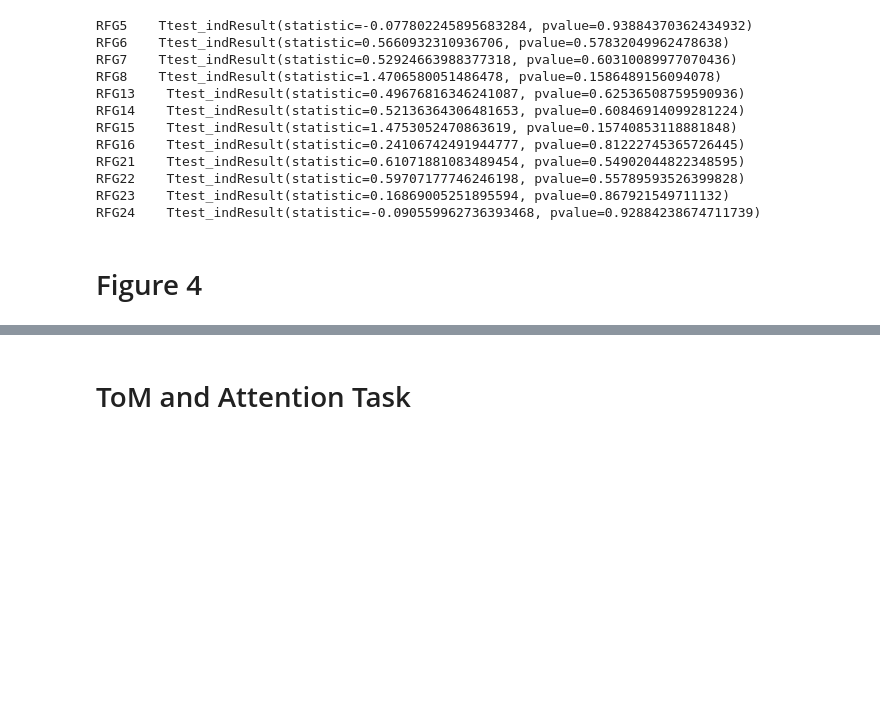
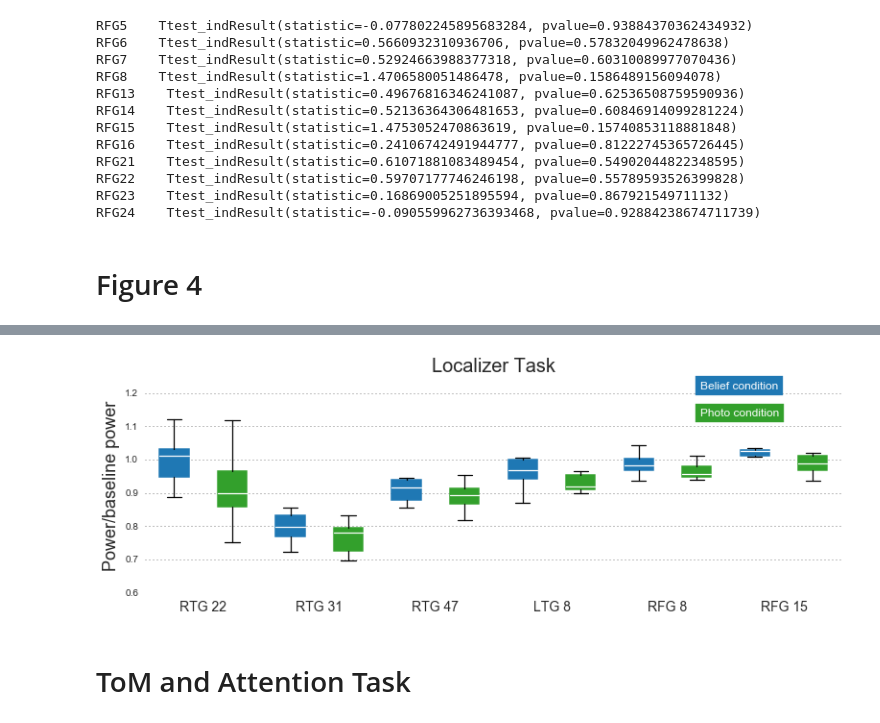
Before and after one commit to andrewbartuska/thesis, a Jupyter notebook: thesis_Average_Power.ipynb, the cells around one changed output, grey strips where cells are left out. Cells and saved outputs as stored; diff of their text form; code cells hidden in the pictures; blank space fills up the shorter version.

```diff
--- a/thesis_Average_Power.ipynb
+++ b/thesis_Average_Power.ipynb
@@ -276,3 +276,55 @@ fig.savefig("F4-Average Power Loc.pdf")
+# %%
+sig_elec = list([all_means1[0],
+                 all_means1[1],
+                 all_means1[8],
+                 all_means1[9],
+                 all_means1[20],
+                 all_means1[21],
+                 all_means2[6],
+                 all_means2[7],
+                 all_means3[6],
+                 all_means3[7],
+                 all_means3[12],
+                 all_means3[13]])
+# %%
+sig_elec_names = ["RTG 22", "RTG 31", "RTG 47",
+                  "LTG 8",
+                  "RFG 8", "RFG 15"]
+# %%
+fig, axes = plt.subplots(1, 1)
+fig.set_size_inches(11, 4);
+#plt.suptitle("Average Power preceeding Time of Response", size="x-large")
+
+boxColors= ['#1f78b4', '#33a02c']
+medianColor= "white"
+
+bp_tog = axes.boxplot(sig_elec, patch_artist=True);
+plt.setp(bp_tog['boxes'][0::2], color=boxColors[0], linewidth=1.5)
+plt.setp(bp_tog['boxes'][1::2], color=boxColors[1], linewidth=1.5)
+plt.setp(bp_tog['medians'], color=medianColor, linewidth=1.25)
+plt.setp(bp_tog['whiskers'], color='black', linewidth=1.25, linestyle='solid')
+plt.setp(bp_tog['caps'], color='black', linewidth=1.25)
+plt.sca(axes)
+plt.xticks(np.arange(1.5, len(sig_elec_names)*2+1, 2), sig_elec_names, rotation=0, size=14);
+axes.set_axis_bgcolor('white')
+axes.set_ylim(0.6, 1.25)
+axes.set_ylabel("Power/baseline power", size=18)
+axes.set_title("Localizer Task", size=20)
+
+
+ygridlines = axes.get_ygridlines()
+for liney in ygridlines:
+    plt.setp(liney, color='grey', linestyle=":")
+
+plt.figtext(0.80, 0.85, 'Belief condition',
+            backgroundcolor=boxColors[0], color='white', weight='roman', size='large')
+plt.figtext(0.80, 0.75, 'Photo condition',
+            backgroundcolor=boxColors[1], color='white', weight='roman', size='large')
+
+plt.tight_layout()
+fig.savefig("Poster Loc Average Power.pdf")
+# %% [output]
+[figure, added]
 # %% [markdown]
 # ToM and Attention Task
 # %%
```
Also changed, not shown: parts of 5 cells of this notebook, 1 other file.
